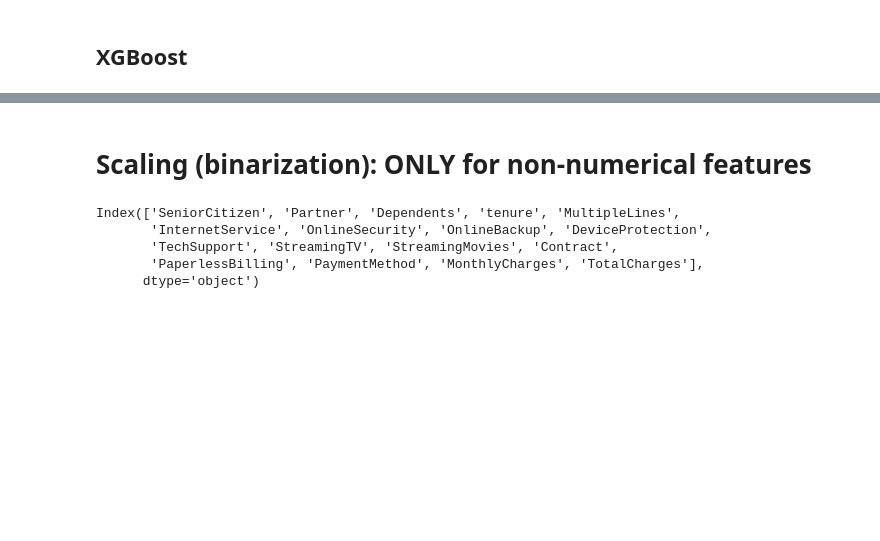
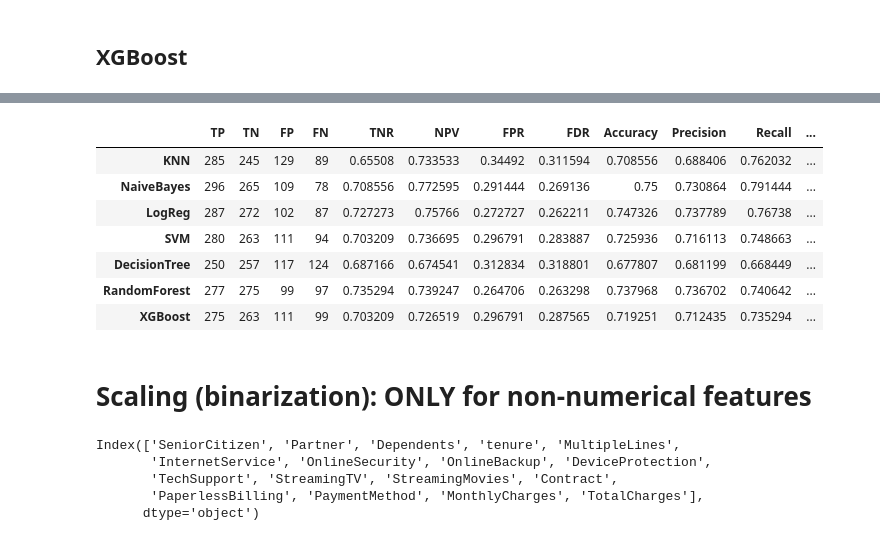
Before and after one commit to RomanGorelsky/lazy_fca_osda, a Jupyter notebook: lazy_fca_ips.ipynb, the cells around one changed output, grey strips where cells are left out. Drawn from its saved outputs; the diff is of its cells as text; code cells hidden in the pictures; blank space fills up the shorter version.

Commit message:
all metrics + undersampling + standard scaling

```diff
--- a/lazy_fca_ips.ipynb
+++ b/lazy_fca_ips.ipynb
@@ -217,5 +296,8 @@ X_train, X_test, y_train, y_test = train_test_split(X, y, test_size=0.2, stratif
 # %% [markdown]
 # Standard classification algorithms
+# %%
+metrics_base = pd.DataFrame(index=['KNN', 'NaiveBayes', 'LogReg', 'SVM', 'DecisionTree', 'RandomForest', 'XGBoost'],
+                            columns=['TP', 'TN', 'FP', 'FN', 'TNR', 'NPV', 'FPR', 'FDR', 'Accuracy', 'Precision', 'Recall', 'F1'])
 # %% [markdown]
 ## KNN
 # %%
@@ -303,6 +517,22 @@ rfc = RandomForestClassifier(random_state = 42)
 rfc.fit(X_train, y_train)
 y_pred = rfc.predict(X_test)
 
-print("Accuracy: ", accuracy_score(y_test, y_pred))
-print("F1: ", f1_score(y_test, y_pred))
+cm = confusion_matrix(y_test, y_pred)
+
+rfc_tn_base, rfc_fp_base = cm[0]
+rfc_fn_base, rfc_tp_base = cm[1]
+
+rfc_tnr_base = rfc_tn_base / (rfc_tn_base + rfc_fp_base)
+rfc_npv_base = rfc_tn_base / (rfc_tn_base + rfc_fn_base)
+rfc_fpr_base = rfc_fp_base / (rfc_fp_base + rfc_tn_base)
+rfc_fdr_base = rfc_fp_base / (rfc_fp_base + rfc_tp_base)
+
+rfc_accuracy_base = accuracy_score(y_test, y_pred)
+rfc_precision_base = precision_score(y_test, y_pred)
+rfc_recall_base = recall_score(y_test, y_pred)
+rfc_f1_base = f1_score(y_test, y_pred)
+
+metrics_base.loc['RandomForest', :] = [rfc_tp_base, rfc_tn_base, rfc_fp_base, rfc_fn_base, rfc_tnr_base, rfc_npv_base, rfc_fpr_base,
+                                       rfc_fdr_base, rfc_accuracy_base, rfc_precision_base, rfc_recall_base, rfc_f1_base]
+metrics_base.loc['RandomForest', :]
 # %% [output]
@@ -317,6 +559,22 @@ xgbc = XGBClassifier(random_state = 42)
 xgbc.fit(X_train, y_train)
 y_pred = xgbc.predict(X_test)
 
-print("Accuracy: ", accuracy_score(y_test, y_pred))
-print("F1: ", f1_score(y_test, y_pred))
+cm = confusion_matrix(y_test, y_pred)
+
+xgb_tn_base, xgb_fp_base = cm[0]
+xgb_fn_base, xgb_tp_base = cm[1]
+
+xgb_tnr_base = xgb_tn_base / (xgb_tn_base + xgb_fp_base)
+xgb_npv_base = xgb_tn_base / (xgb_tn_base + xgb_fn_base)
+xgb_fpr_base = xgb_fp_base / (xgb_fp_base + xgb_tn_base)
+xgb_fdr_base = xgb_fp_base / (xgb_fp_base + xgb_tp_base)
+
+xgb_accuracy_base = accuracy_score(y_test, y_pred)
+xgb_precision_base = precision_score(y_test, y_pred)
+xgb_recall_base = recall_score(y_test, y_pred)
+xgb_f1_base = f1_score(y_test, y_pred)
+
+metrics_base.loc['XGBoost', :] = [xgb_tp_base, xgb_tn_base, xgb_fp_base, xgb_fn_base, xgb_tnr_base, xgb_npv_base, xgb_fpr_base,
+                                  xgb_fdr_base, xgb_accuracy_base, xgb_precision_base, xgb_recall_base, xgb_f1_base]
+metrics_base.loc['XGBoost', :]
 # %% [output]
@@ -325,3 +595,14 @@ F1:  0.550641940085592
+# %%
+metrics_base
+# %% [output]
+|  | TP | TN | FP | FN | TNR | NPV | FPR | FDR | Accuracy | Precision | Recall | ... |
+| KNN | 285 | 245 | 129 | 89 | 0.65508 | 0.733533 | 0.34492 | 0.311594 | 0.708556 | 0.688406 | 0.762032 | ... |
+| NaiveBayes | 296 | 265 | 109 | 78 | 0.708556 | 0.772595 | 0.291444 | 0.269136 | 0.75 | 0.730864 | 0.791444 | ... |
+| LogReg | 287 | 272 | 102 | 87 | 0.727273 | 0.75766 | 0.272727 | 0.262211 | 0.747326 | 0.737789 | 0.76738 | ... |
+| SVM | 280 | 263 | 111 | 94 | 0.703209 | 0.736695 | 0.296791 | 0.283887 | 0.725936 | 0.716113 | 0.748663 | ... |
+| DecisionTree | 250 | 257 | 117 | 124 | 0.687166 | 0.674541 | 0.312834 | 0.318801 | 0.677807 | 0.681199 | 0.668449 | ... |
+| RandomForest | 277 | 275 | 99 | 97 | 0.735294 | 0.739247 | 0.264706 | 0.263298 | 0.737968 | 0.736702 | 0.740642 | ... |
+| XGBoost | 275 | 263 | 111 | 99 | 0.703209 | 0.726519 | 0.296791 | 0.287565 | 0.719251 | 0.712435 | 0.735294 | ... |
 # %% [markdown]
 # Scaling (binarization): ONLY for non-numerical features
 # %%
```
Also changed, not shown: parts of 33 cells of this notebook.
